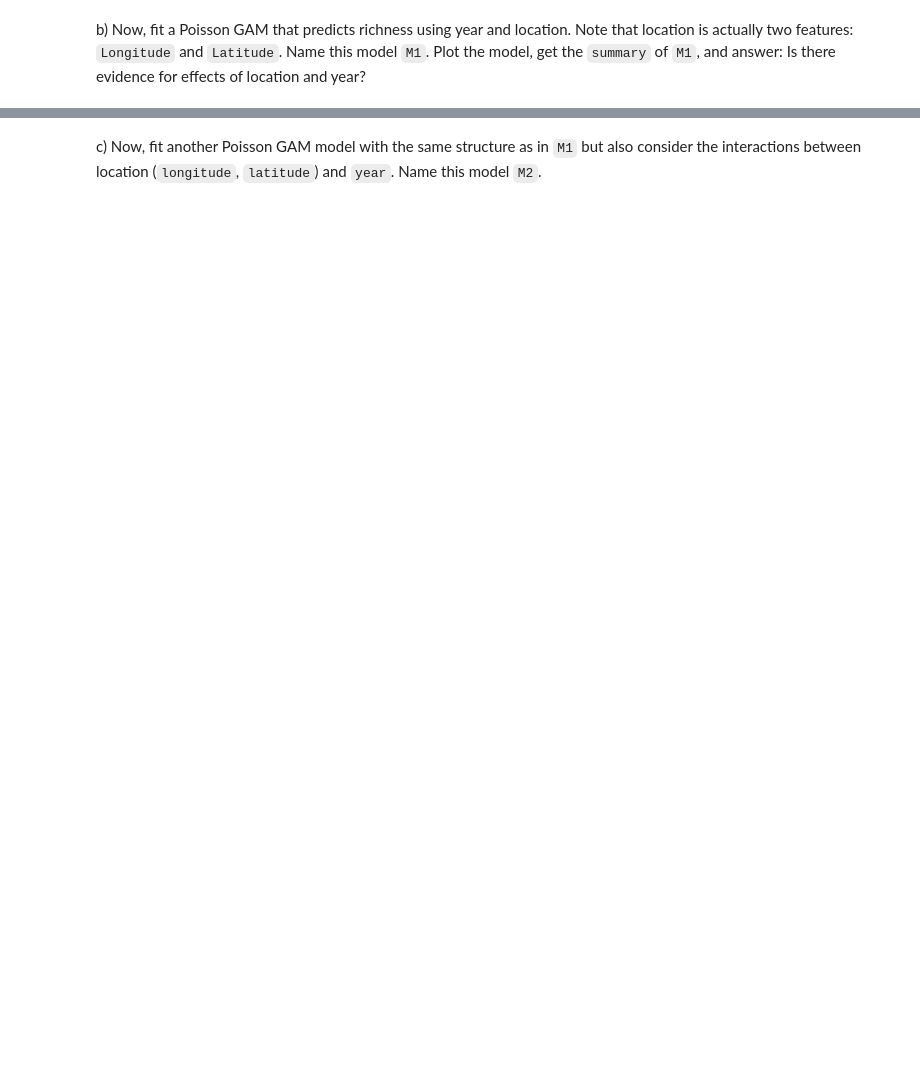
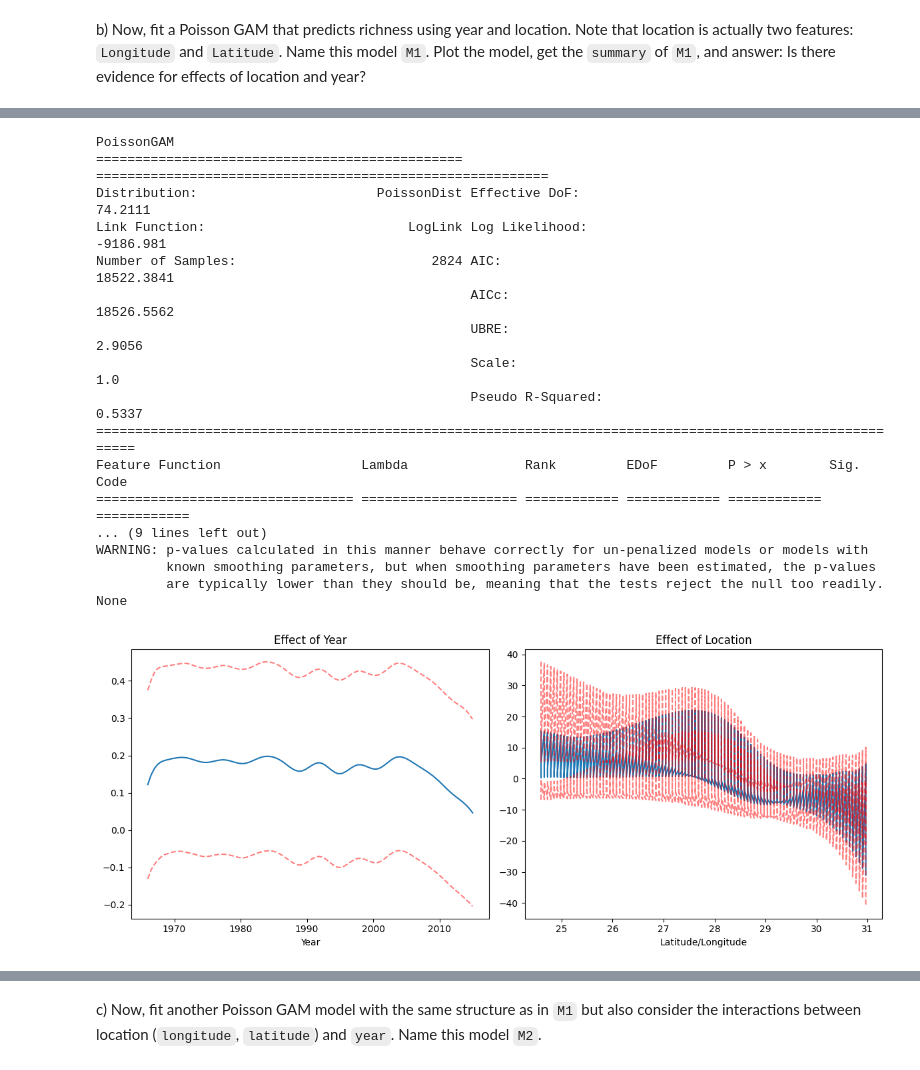
Before and after one commit to YashviKommidi/Machine_learning_26, a Jupyter notebook: INFO521_HW6.ipynb, the cells around one changed output, grey strips where cells are left out. Saved outputs shown, nothing was run; the diff lists cells and outputs as text; code cells hidden in the pictures; blank space fills up the shorter version.

```diff
--- a/INFO521_HW6.ipynb
+++ b/INFO521_HW6.ipynb
@@ -188,6 +379,37 @@ Answer the questions below using the `HW6_data` dataset:
 # %% [markdown]
   b) Now, fit a Poisson GAM that predicts richness using year and location. Note that location is actually two features: `Longitude` and `Latitude`. Name this model `M1`. Plot the model, get the `summary` of `M1`, and answer: Is there evidence for effects of location and year?
 # %%
-# BEGIN SOLUTION
+from pygam import PoissonGAM, s, te
+import matplotlib.pyplot as plt
 
-# END SOLUTION
+#loading the data
+df = pd.read_csv('HW6_data', sep='\t', index_col=0)
+X = df[['Year', 'Latitude', 'Longitude']].values
+y = df['richness'].values
+
+#then fitting the Poisson GAM M1 that is s() for year, te() for location jointly
+M1 = PoissonGAM(s(0) + te(1, 2))
+M1.gridsearch(X, y)
+
+#printing the summary of M1
+print(M1.summary())
+
+#plotting the results of M1
+fig, axes = plt.subplots(1, 2, figsize=(12, 5))
+
+#generating the plots
+XX = M1.generate_X_grid(term=0)
+axes[0].plot(XX[:, 0], M1.partial_dependence(term=0, X=XX))
+axes[0].plot(XX[:, 0], M1.partial_dependence(term=0, X=XX, width=0.95)[1], c='r', ls='--', alpha=0.5)
+axes[0].set_title('effect of year')
+axes[0].set_xlabel('year')
+
+XX = M1.generate_X_grid(term=1)
+axes[1].plot(XX[:, 1], M1.partial_dependence(term=1, X=XX))
+axes[1].plot(XX[:, 1], M1.partial_dependence(term=1, X=XX, width=0.95)[1], c='r', ls='--', alpha=0.5)
+axes[1].set_title('effect of location')
+axes[1].set_xlabel('latitude/longitude')
+
+plt.tight_layout()
+plt.show()
+# %% [output]
@@ -193,0 +435,18 @@ Answer the questions below using the `HW6_data` dataset:
+PoissonGAM
+=============================================== ==========================================================
+Distribution:                       PoissonDist Effective DoF:                                     74.2111
+Link Function:                          LogLink Log Likelihood:                                  -9186.981
+Number of Samples:                         2824 AIC:                                            18522.3841
+                                                AICc:                                           18526.5562
+                                                UBRE:                                               2.9056
+                                                Scale:                                                 1.0
+                                                Pseudo R-Squared:                                   0.5337
+==========================================================================================================
+Feature Function                  Lambda               Rank         EDoF         P > x        Sig. Code
+================================= ==================== ============ ============ ============ ============
+... (9 lines left out)
+WARNING: p-values calculated in this manner behave correctly for un-penalized models or models with
+         known smoothing parameters, but when smoothing parameters have been estimated, the p-values
+         are typically lower than they should be, meaning that the tests reject the null too readily.
+None
+[figure, added]
```
Also changed, not shown: parts of 23 cells of this notebook.
